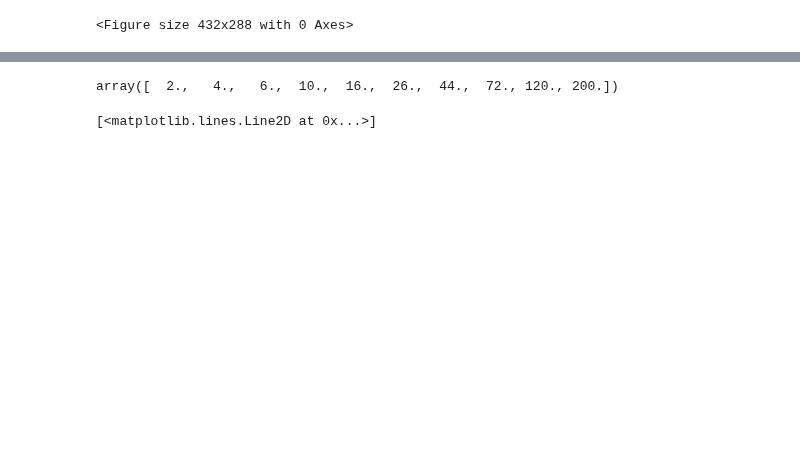
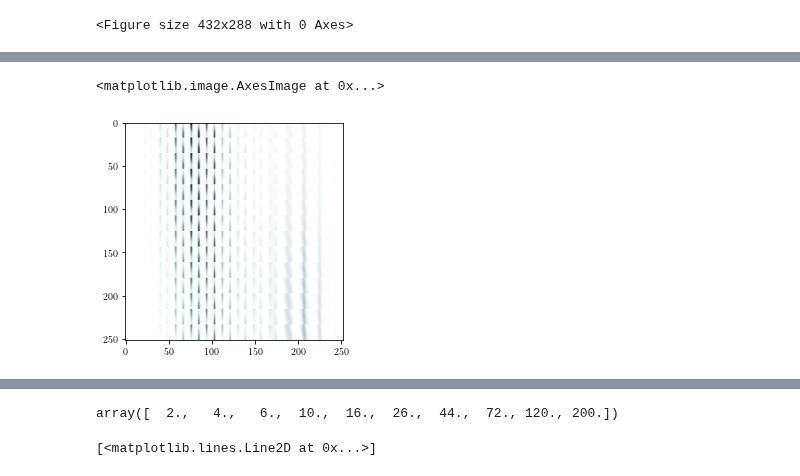
Before and after one commit to axsk/augmented-jump-chain, a Jupyter notebook: papermsnd.ipynb, the cells around one changed output, grey strips where cells are left out. Saved outputs shown, nothing was run; the diff lists cells and outputs as text; code cells hidden in the pictures; blank space fills up the shorter version.

```diff
--- a/papermsnd.ipynb
+++ b/papermsnd.ipynb
@@ -307,0 +311,4 @@ pps.plot_all()
+# %%
+%time x = pb.koopman_q()
+plt.imshow(x.toarray())
+# %% [output]
@@ -307,0 +317,2 @@ pps.plot_all()
+<matplotlib.image.AxesImage at 0x...>
+[figure, added]
```
Also changed, not shown: parts of 38 cells of this notebook, 1 other file.
